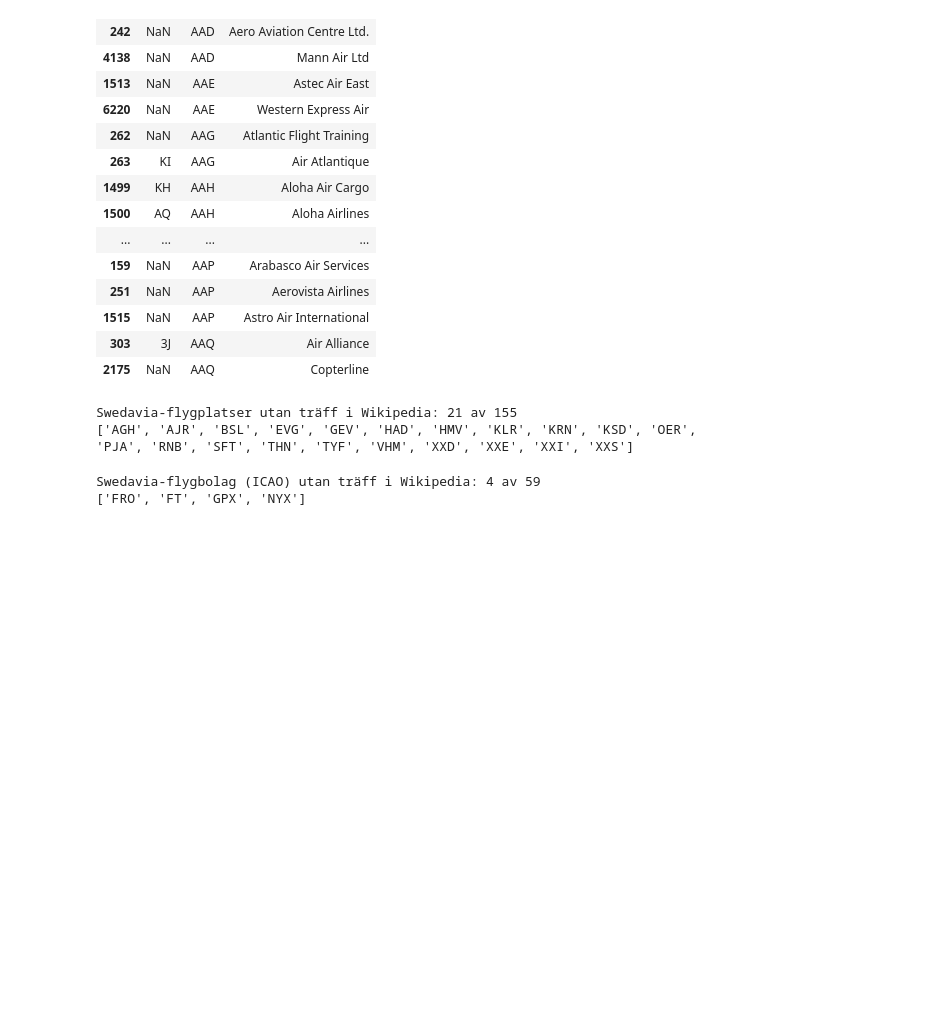
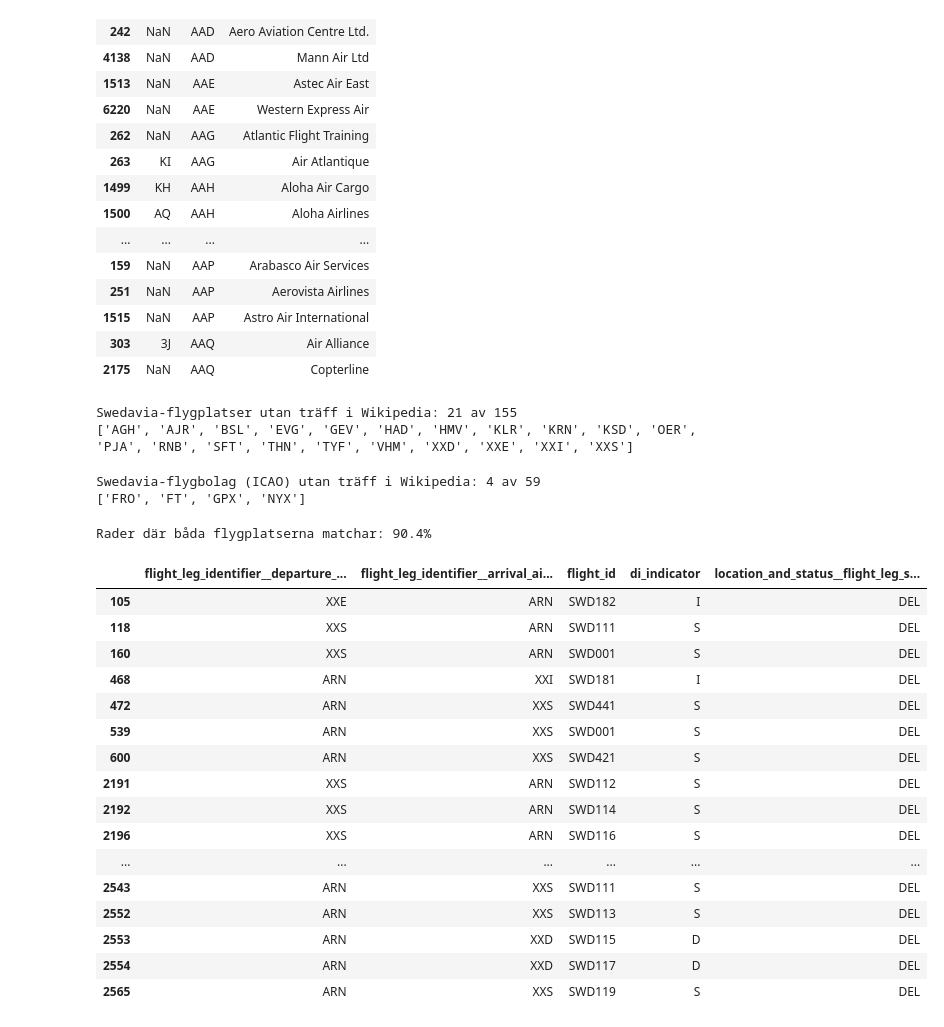
Before and after one commit to zmacken/lab_data_warehouse_group_3, a Jupyter notebook: EDA/anton_eda.ipynb, the cells around one changed output. Drawn from its saved outputs; the diff is of its cells as text; code cells hidden in the pictures; blank space fills up the shorter version.

Commit message:
test: further EDA testing on IATA and ICAO with some AI help

```diff
--- a/EDA/anton_eda.ipynb
+++ b/EDA/anton_eda.ipynb
@@ -207,3 +207,36 @@ print(missing_airlines)
 # %% [output]
 Swedavia-flygbolag (ICAO) utan träff i Wikipedia: 4 av 59
 ['FRO', 'FT', 'GPX', 'NYX']
+# %%
+dep, arr = "flight_leg_identifier__departure_airport_iata", "flight_leg_identifier__arrival_airport_iata"
+wiki_iata = set(airports["IATA Code"].dropna())
+# %%
+# vad AI kom ut med efter att jag försökte lista ut anledningen till "problemet" över.
+
+# Andel flygrader där båda flygplatserna finns på Wikipedia
+both = df[dep].isin(wiki_iata) & df[arr].isin(wiki_iata)
+print(f"Rader där båda flygplatserna matchar: {both.mean():.1%}")
+# %% [output]
+Rader där båda flygplatserna matchar: 90.4%
+# %%
+#Test för att se om di_indicator matchar sista bokstaven i XX# i IATA kollumn
+df[df[dep].str.startswith("XX") | df[arr].str.startswith("XX")][
+    [dep, arr, "flight_id", "di_indicator", "location_and_status__flight_leg_status"]].head(20)
+# %% [output]
+|  | flight_leg_identifier__departure_... | flight_leg_identifier__arrival_ai... | flight_id | di_indicator | location_and_status__flight_leg_s... |
+| 105 | XXE | ARN | SWD182 | I | DEL |
+| 118 | XXS | ARN | SWD111 | S | DEL |
+| 160 | XXS | ARN | SWD001 | S | DEL |
+| 468 | ARN | XXI | SWD181 | I | DEL |
+| 472 | ARN | XXS | SWD441 | S | DEL |
+| 539 | ARN | XXS | SWD001 | S | DEL |
+| 600 | ARN | XXS | SWD421 | S | DEL |
+| 2191 | XXS | ARN | SWD112 | S | DEL |
+| 2192 | XXS | ARN | SWD114 | S | DEL |
+| 2196 | XXS | ARN | SWD116 | S | DEL |
+| ... | ... | ... | ... | ... | ... |
+| 2543 | ARN | XXS | SWD111 | S | DEL |
+| 2552 | ARN | XXS | SWD113 | S | DEL |
+| 2553 | ARN | XXD | SWD115 | D | DEL |
+| 2554 | ARN | XXD | SWD117 | D | DEL |
+| 2565 | ARN | XXS | SWD119 | S | DEL |
```
